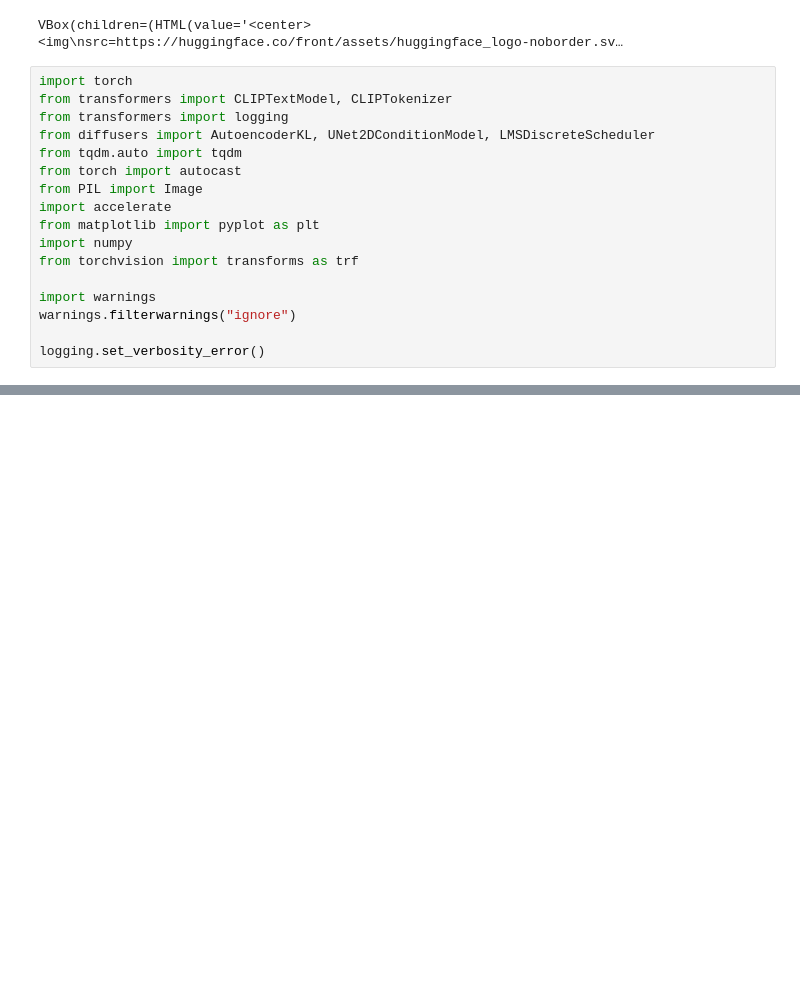
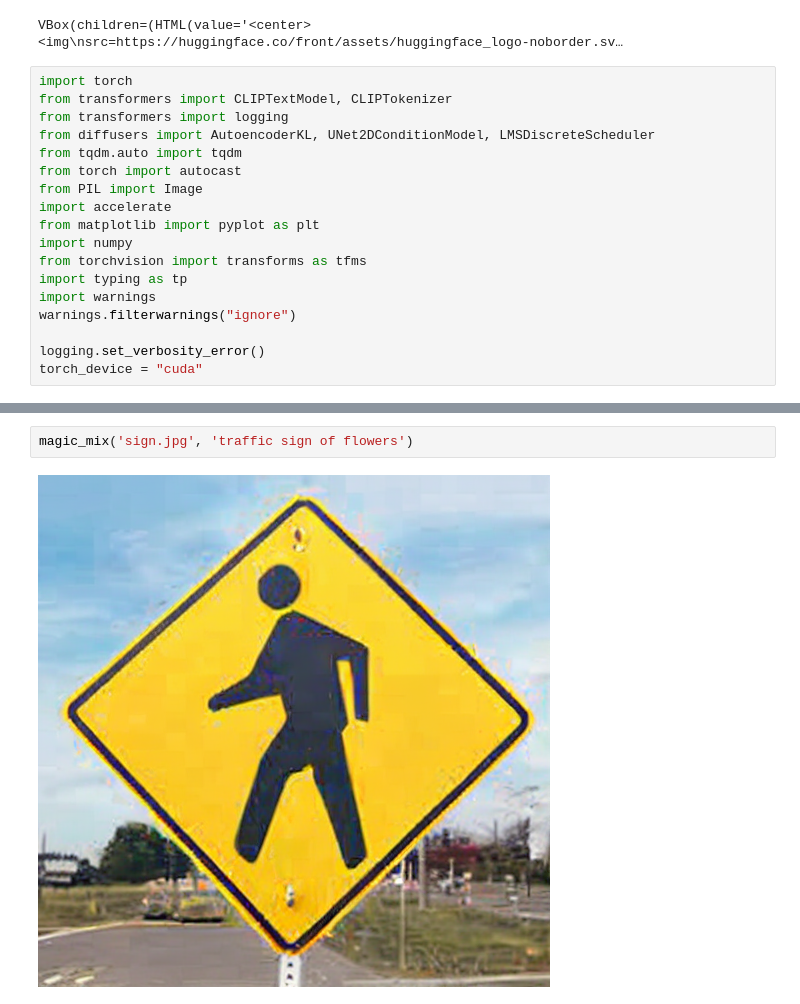
Before and after one commit to skylooop/DiffusionModels, a Jupyter notebook: MagicMix_mini/jupyter_playground/MagicMix.ipynb, the cells around one changed output, grey strips where cells are left out. Saved outputs shown, nothing was run; the diff lists cells and outputs as text; blank space fills up the shorter version.

```diff
--- a/MagicMix_mini/jupyter_playground/MagicMix.ipynb
+++ b/MagicMix_mini/jupyter_playground/MagicMix.ipynb
@@ -15,12 +15,13 @@ from PIL import Image
 import accelerate
 from matplotlib import pyplot as plt
 import numpy
-from torchvision import transforms as trf
-
+from torchvision import transforms as tfms
+import typing as tp
 import warnings
 warnings.filterwarnings("ignore")
 
 logging.set_verbosity_error()
+torch_device = "cuda"
 # %%
 vae = AutoencoderKL.from_pretrained("CompVis/stable-diffusion-v1-4", subfolder="vae")
 
@@ -56,0 +125,4 @@ def latents_to_pil(latents):
+# %%
+magic_mix('sign.jpg', 'traffic sign of flowers')
+# %% [output]
+[figure, added]
```
Also changed, not shown: parts of 3 cells of this notebook, 2 other files.
